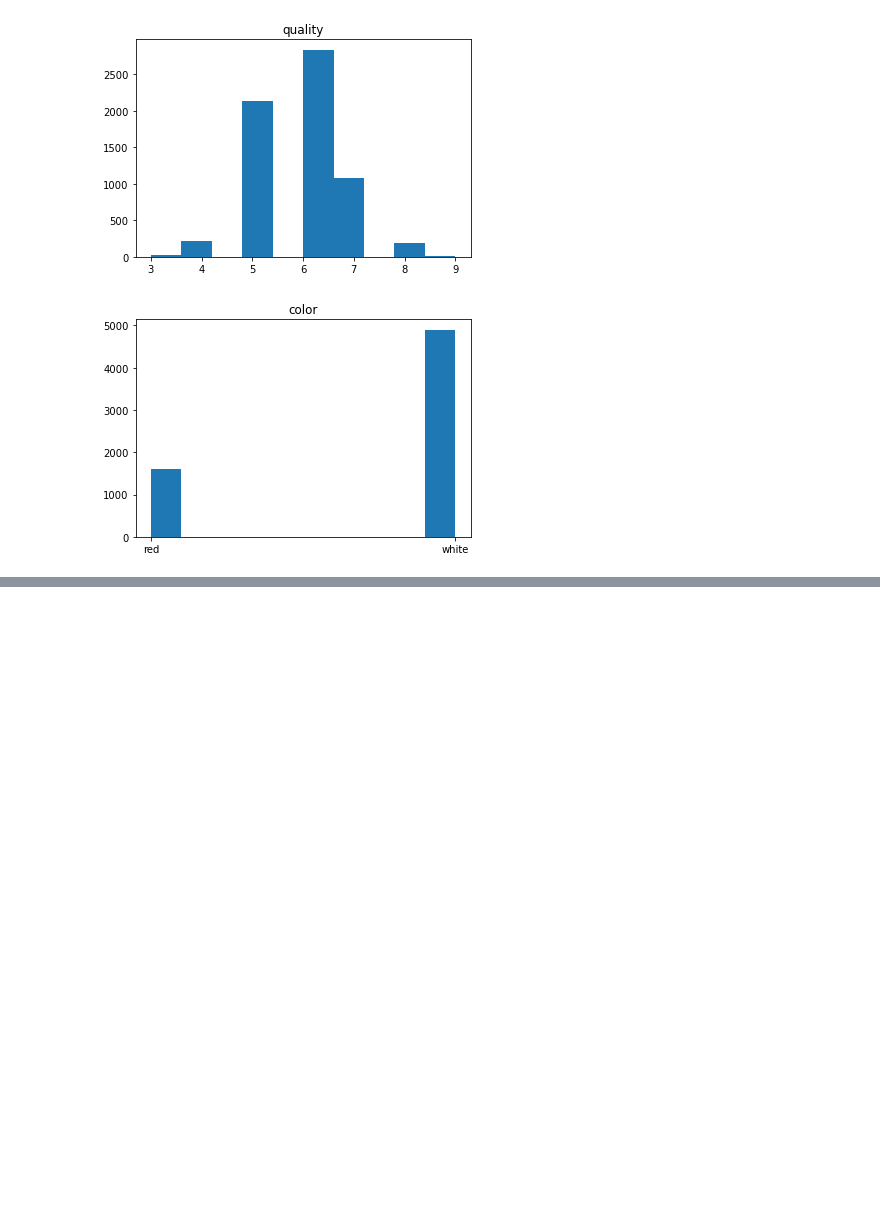
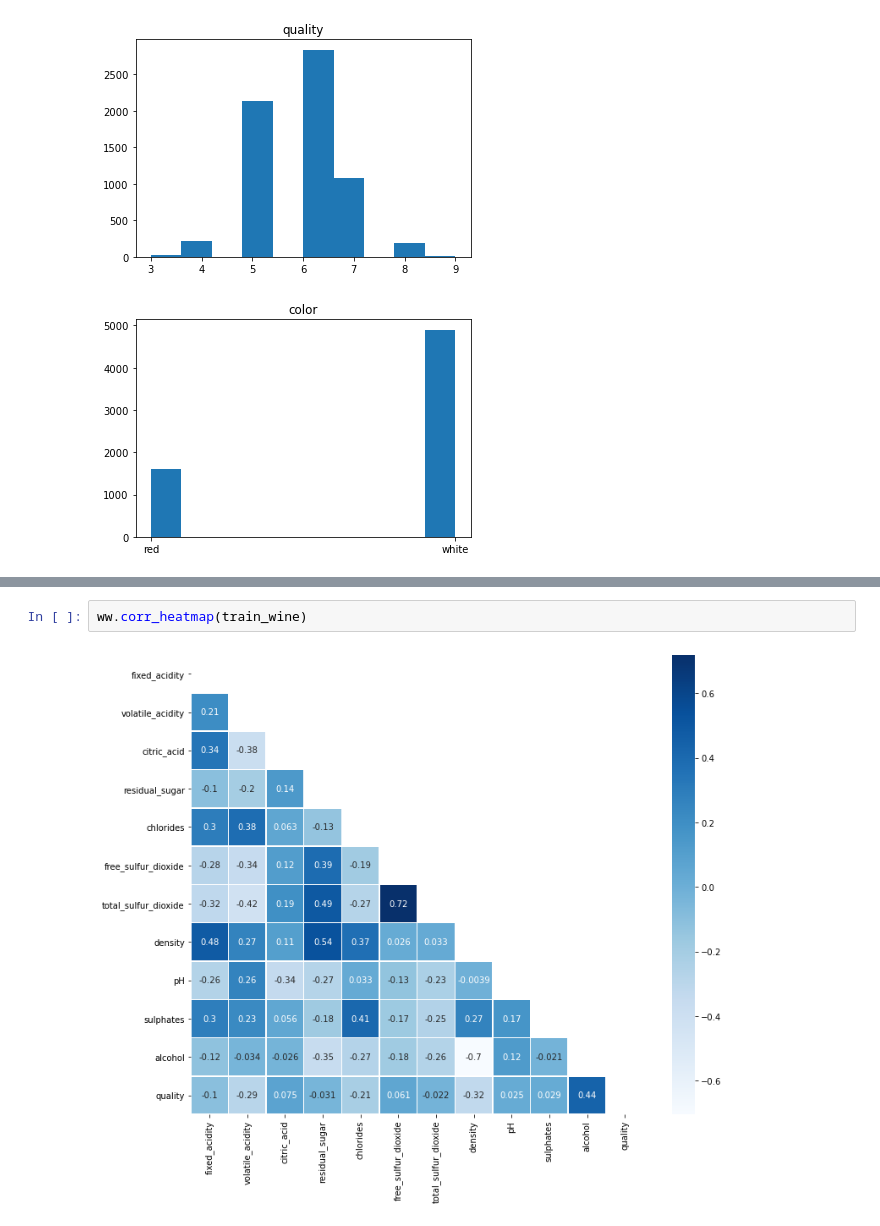
Before and after one commit to OKPTaylor/wine-quality-predictor, a Jupyter notebook: Wine_project_test.ipynb, the cells around one changed output, grey strips where cells are left out. Drawn from its saved outputs; the diff is of its cells as text; blank space fills up the shorter version.

```diff
--- a/Wine_project_test.ipynb
+++ b/Wine_project_test.ipynb
@@ -136,0 +245,4 @@ ww.plot_uni_var(wine)
+# %%
+ww.corr_heatmap(train_wine)
+# %% [output]
+[figure, added]
```
Also changed, not shown: parts of 26 cells of this notebook.
